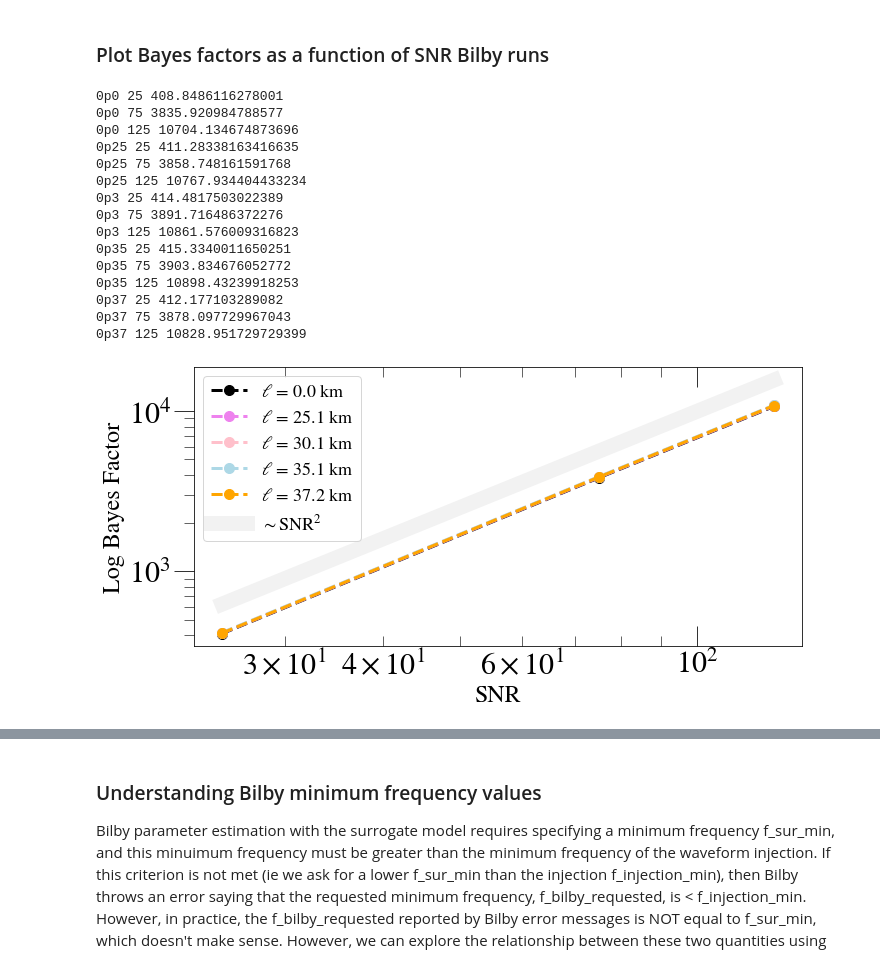
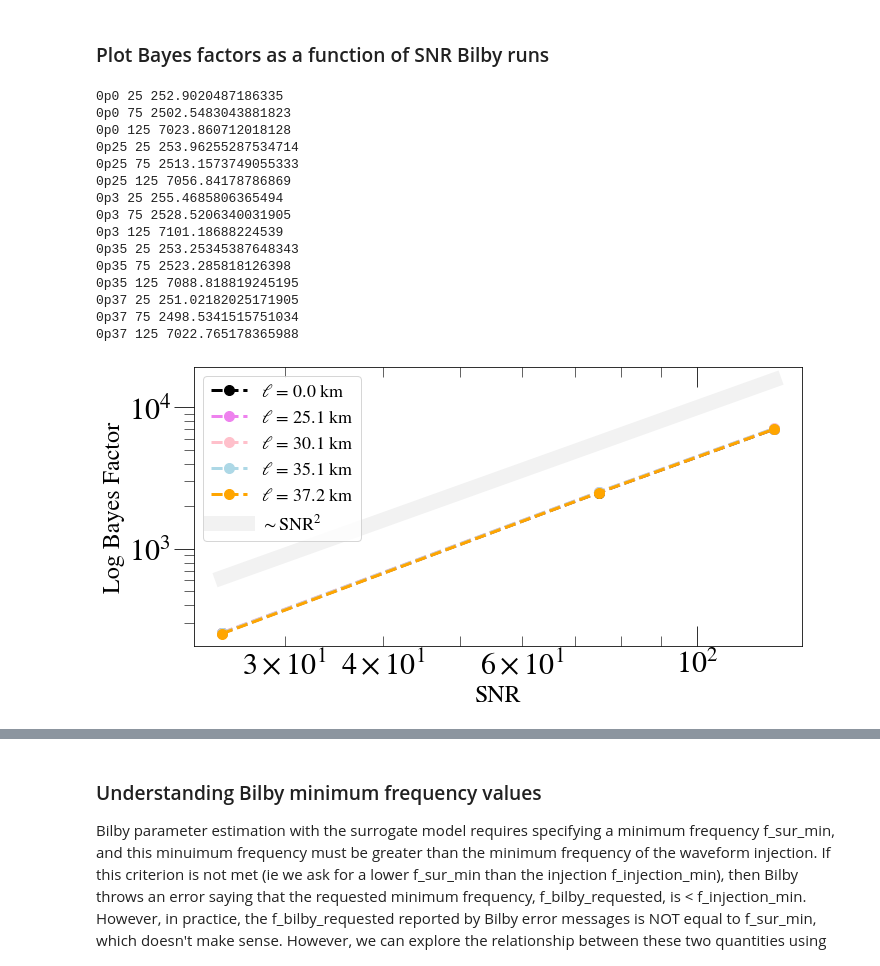
Before and after one commit to mariaokounkova/BeyondGRAnalysis, a Jupyter notebook: BilbyAnalysis.ipynb, the cells around one changed output, grey strips where cells are left out. Cells and saved outputs as stored; diff of their text form; code cells hidden in the pictures.

```diff
--- a/BilbyAnalysis.ipynb
+++ b/BilbyAnalysis.ipynb
@@ -366,54 +349,54 @@ def PlotBayesSNR():
     base_dir = "/home/maria.okounkova/BeyondGRAnalysis/BilbyPE/"
     mass = 68
 
-    ells = ["0p0", "0p25", "0p3", "0p35", "0p37"]
+    ells = ["0p0","0p25", "0p3", "0p35", "0p37"]
     colors = ['black', 'violet', 'pink', 'lightblue', 'orange']
     snrs = [25, 75, 125]
 
     plt.figure(figsize=(10, 5))
 
     for ell, color in zip(ells, colors):
 
         bayes_arr = []
 
         for snr in snrs:
 
-            p = base_dir + "dCS_" + ell + "_" + str(snr)
+            p = base_dir + "NoTilt_dCS_" + ell + "_" + str(snr)
             bayes = BayesFactor(p)
             print(ell, snr, bayes)
             bayes_arr.append(bayes)
 
         plt.plot(snrs, bayes_arr, '--o', color = color, label = "$\ell$ = %.1f km" % EllinKm(ell, mass), markersize = 10)
 
     ## Add in 1/SNR^2 curve
     SNRS = np.linspace(snrs[0], snrs[-1], 100)
     snr_curve = SNRS**2.0
     plt.plot(SNRS, snr_curve, color='gray', label = r'$\sim \mathrm{SNR}^{2}$', alpha = 0.1, lw = 15.0)
 
     plt.legend()
     plt.yscale('log')
     plt.xscale('log')
     plt.ylabel('Log Bayes Factor')
     plt.xlabel('SNR')
     plt.tight_layout()
     plt.savefig('BayesSNR.pdf')
     plt.show()
 
 PlotBayesSNR()
 # %% [output]
-0p0 25 408.8486116278001
-0p0 75 3835.920984788577
-0p0 125 10704.134674873696
-0p25 25 411.28338163416635
-0p25 75 3858.748161591768
-0p25 125 10767.934404433234
-0p3 25 414.4817503022389
-0p3 75 3891.716486372276
-0p3 125 10861.576009316823
-0p35 25 415.3340011650251
-0p35 75 3903.834676052772
-0p35 125 10898.43239918253
-0p37 25 412.177103289082
-0p37 75 3878.097729967043
-0p37 125 10828.951729729399
+0p0 25 252.9020487186335
+0p0 75 2502.5483043881823
+0p0 125 7023.860712018128
+0p25 25 253.96255287534714
+0p25 75 2513.1573749055333
+0p25 125 7056.84178786869
+0p3 25 255.4685806365494
+0p3 75 2528.5206340031905
+0p3 125 7101.18688224539
+0p35 25 253.25345387648343
+0p35 75 2523.285818126398
+0p35 125 7088.818819245195
+0p37 25 251.02182025171905
+0p37 75 2498.5341515751034
+0p37 125 7022.765178365988
-[figure, old version]
+[figure, new version]
```
Also changed, not shown: parts of 6 cells of this notebook.
